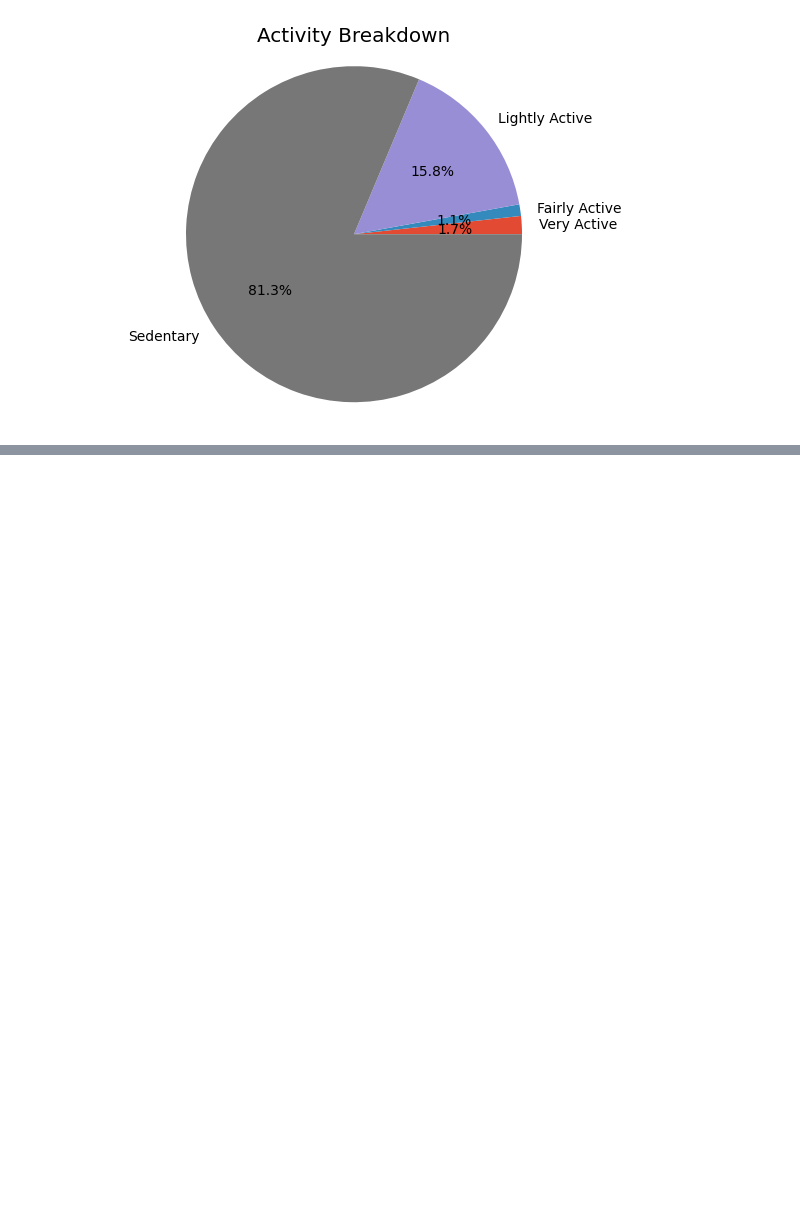
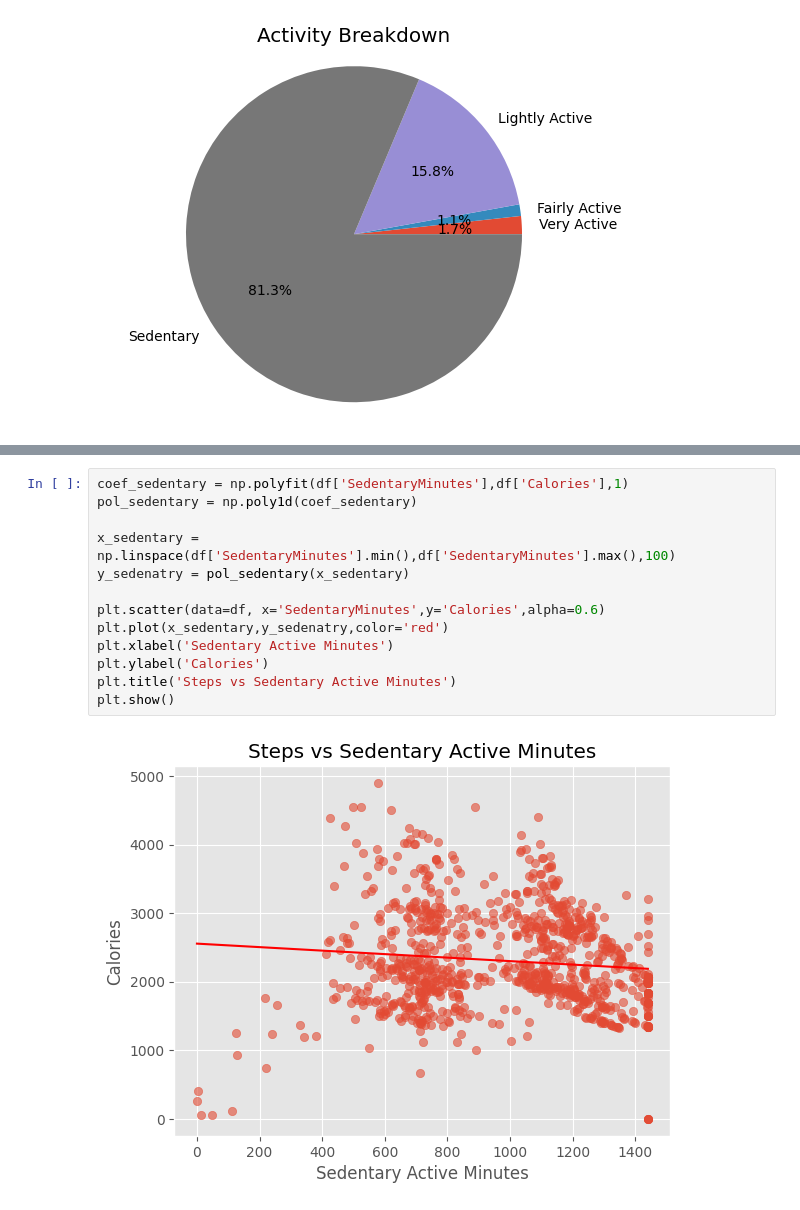
Before and after one commit to JJDataAnalyst-viz/Bellabeat_Project, a Jupyter notebook: Stage_4_Analyze/analysis.ipynb, the cells around one changed output, grey strips where cells are left out. Drawn from its saved outputs; the diff is of its cells as text; blank space fills up the shorter version.

```diff
--- a/Stage_4_Analyze/analysis.ipynb
+++ b/Stage_4_Analyze/analysis.ipynb
@@ -316,0 +362,15 @@ plt.show()
+# %%
+coef_sedentary = np.polyfit(df['SedentaryMinutes'],df['Calories'],1)
+pol_sedentary = np.poly1d(coef_sedentary)
+
+x_sedentary = np.linspace(df['SedentaryMinutes'].min(),df['SedentaryMinutes'].max(),100)
+y_sedenatry = pol_sedentary(x_sedentary)
+
+plt.scatter(data=df, x='SedentaryMinutes',y='Calories',alpha=0.6)
+plt.plot(x_sedentary,y_sedenatry,color='red')
+plt.xlabel('Sedentary Active Minutes')
+plt.ylabel('Calories')
+plt.title('Steps vs Sedentary Active Minutes')
+plt.show()
+# %% [output]
+[figure, added]
```
Also changed, not shown: parts of 4 cells of this notebook.
